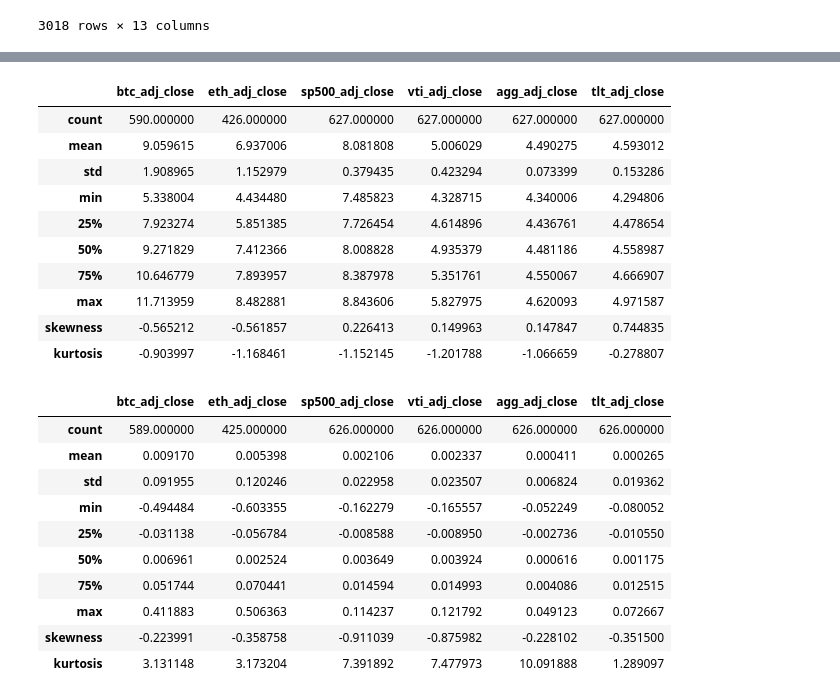
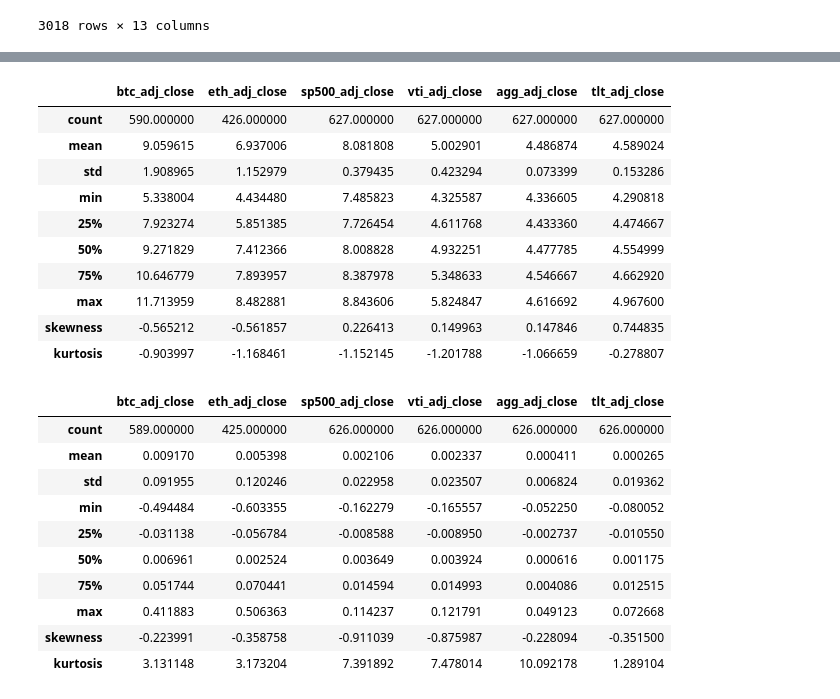
Before and after one commit to blurryskyx/DSE4211_Project, a Jupyter notebook: notebooks/data_prep.ipynb, the cells around one changed output, grey strips where cells are left out. Saved outputs shown, nothing was run; the diff lists cells and outputs as text; code cells hidden in the pictures.

```diff
--- a/notebooks/data_prep.ipynb
+++ b/notebooks/data_prep.ipynb
@@ -19,12 +38,27 @@ Datasets retrieved from:
 # %%
-# Helper Function
+# Helper Function - Get data from Yahoo Finance
 def get_yf_data(ticker_name, start_date, end_date):
+
     # Pull data from Yahoo Finance
     raw_data = yf.download(ticker_name, start=start_date, end=end_date, auto_adjust=False)
 
     data = raw_data.reset_index()
-    data['Date'] = pd.to_datetime(data['Date'])
-    data.columns = ['date', 'adj_close', 'close', 'high', 'low', 'open', 'volume']
+
+    # Flatten MultiIndex (if exists)
+    if isinstance(data.columns, pd.MultiIndex):
+        data.columns = [col[0] for col in data.columns]
+
+    data = data.rename(columns={
+        'Date': 'date',
+        'Open': 'open',
+        'High': 'high',
+        'Low': 'low',
+        'Close': 'close',
+        'Adj Close': 'adj_close',
+        'Volume': 'volume'
+    })
+
+    data['date'] = pd.to_datetime(data['date'])
     data = data[['date', 'open', 'high', 'low', 'close', 'adj_close', 'volume']]
     return data
 # %%
@@ -257,36 +310,36 @@ all_data
 # %%
 # Prepare weekly log prices
 
 # Select adjusted closing prices
 adj_close_columns = ['date', 'btc_adj_close', 'eth_adj_close', 'sp500_adj_close', 'vti_adj_close', 'agg_adj_close', 'tlt_adj_close']
 filtered_data = all_data[adj_close_columns].copy()
 
-# Resample to weekly data (using last available price in the week)
-weekly_data = filtered_data.set_index('date').resample('W').last()
+# Resampling
+weekly_data = filtered_data.set_index('date').resample('W-FRI').last()
 weekly_data.columns
 
 # Log transformation
 log_weekly_prices = np.log(weekly_data)
 log_weekly_prices
 
 # Descriptive Statistics
 log_weekly_prices_stats = log_weekly_prices.describe()
 
 log_weekly_prices_stats.loc['skewness'] = log_weekly_prices.skew()
 log_weekly_prices_stats.loc['kurtosis'] = log_weekly_prices.kurtosis()
 
 log_weekly_prices_stats
 # %% [output]
 |  | btc_adj_close | eth_adj_close | sp500_adj_close | vti_adj_close | agg_adj_close | tlt_adj_close |
 | count | 590.000000 | 426.000000 | 627.000000 | 627.000000 | 627.000000 | 627.000000 |
-| mean | 9.059615 | 6.937006 | 8.081808 | 5.006029 | 4.490275 | 4.593012 |
+| mean | 9.059615 | 6.937006 | 8.081808 | 5.002901 | 4.486874 | 4.589024 |
 | std | 1.908965 | 1.152979 | 0.379435 | 0.423294 | 0.073399 | 0.153286 |
-| min | 5.338004 | 4.434480 | 7.485823 | 4.328715 | 4.340006 | 4.294806 |
-| 25% | 7.923274 | 5.851385 | 7.726454 | 4.614896 | 4.436761 | 4.478654 |
-| 50% | 9.271829 | 7.412366 | 8.008828 | 4.935379 | 4.481186 | 4.558987 |
-| 75% | 10.646779 | 7.893957 | 8.387978 | 5.351761 | 4.550067 | 4.666907 |
-| max | 11.713959 | 8.482881 | 8.843606 | 5.827975 | 4.620093 | 4.971587 |
-| skewness | -0.565212 | -0.561857 | 0.226413 | 0.149963 | 0.147847 | 0.744835 |
+| min | 5.338004 | 4.434480 | 7.485823 | 4.325587 | 4.336605 | 4.290818 |
+| 25% | 7.923274 | 5.851385 | 7.726454 | 4.611768 | 4.433360 | 4.474667 |
+| 50% | 9.271829 | 7.412366 | 8.008828 | 4.932251 | 4.477785 | 4.554999 |
+| 75% | 10.646779 | 7.893957 | 8.387978 | 5.348633 | 4.546667 | 4.662920 |
+| max | 11.713959 | 8.482881 | 8.843606 | 5.824847 | 4.616692 | 4.967600 |
+| skewness | -0.565212 | -0.561857 | 0.226413 | 0.149963 | 0.147846 | 0.744835 |
 | kurtosis | -0.903997 | -1.168461 | -1.152145 | -1.201788 | -1.066659 | -0.278807 |
 # %%
 # Prepare weekly log returns
@@ -303,11 +356,11 @@ log_weekly_returns_stats
 | count | 589.000000 | 425.000000 | 626.000000 | 626.000000 | 626.000000 | 626.000000 |
 | mean | 0.009170 | 0.005398 | 0.002106 | 0.002337 | 0.000411 | 0.000265 |
 | std | 0.091955 | 0.120246 | 0.022958 | 0.023507 | 0.006824 | 0.019362 |
-| min | -0.494484 | -0.603355 | -0.162279 | -0.165557 | -0.052249 | -0.080052 |
-| 25% | -0.031138 | -0.056784 | -0.008588 | -0.008950 | -0.002736 | -0.010550 |
+| min | -0.494484 | -0.603355 | -0.162279 | -0.165557 | -0.052250 | -0.080052 |
+| 25% | -0.031138 | -0.056784 | -0.008588 | -0.008950 | -0.002737 | -0.010550 |
 | 50% | 0.006961 | 0.002524 | 0.003649 | 0.003924 | 0.000616 | 0.001175 |
 | 75% | 0.051744 | 0.070441 | 0.014594 | 0.014993 | 0.004086 | 0.012515 |
-| max | 0.411883 | 0.506363 | 0.114237 | 0.121792 | 0.049123 | 0.072667 |
-| skewness | -0.223991 | -0.358758 | -0.911039 | -0.875982 | -0.228102 | -0.351500 |
-| kurtosis | 3.131148 | 3.173204 | 7.391892 | 7.477973 | 10.091888 | 1.289097 |
+| max | 0.411883 | 0.506363 | 0.114237 | 0.121791 | 0.049123 | 0.072668 |
+| skewness | -0.223991 | -0.358758 | -0.911039 | -0.875987 | -0.228094 | -0.351500 |
+| kurtosis | 3.131148 | 3.173204 | 7.391892 | 7.478014 | 10.092178 | 1.289104 |
 # %%
```
Also changed, not shown: parts of 21 cells of this notebook, 22 other files.
